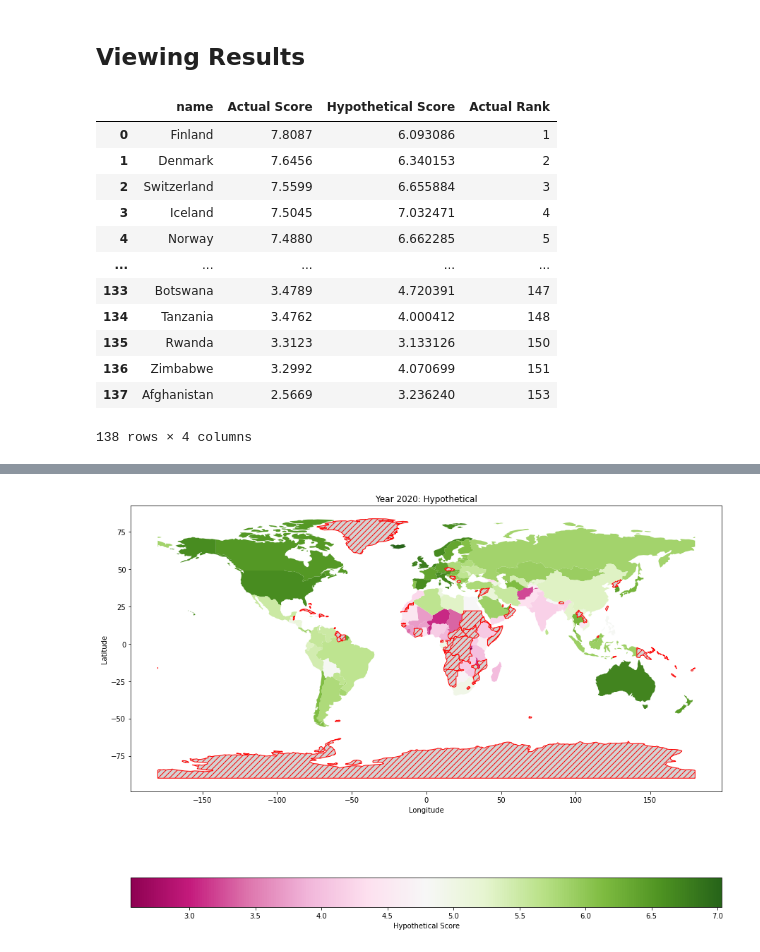
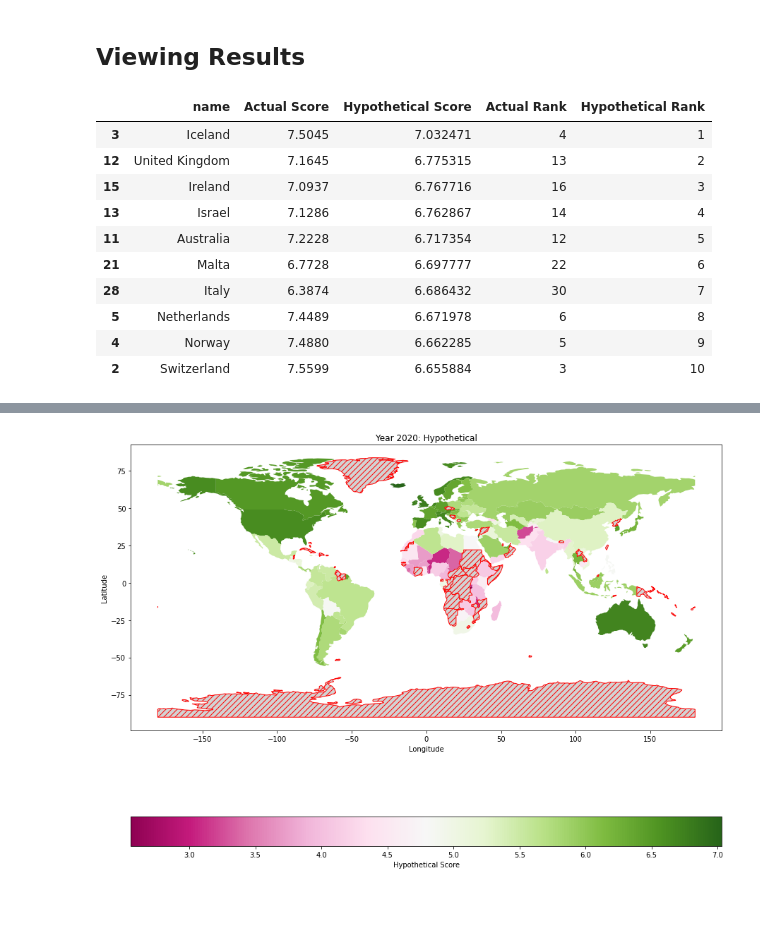
Before and after one commit to tterrytran95/happinesspro, a Jupyter notebook: Regression with WHR .ipynb, the cells around one changed output, grey strips where cells are left out. Saved outputs shown, nothing was run; the diff lists cells and outputs as text; code cells hidden in the pictures; blank space fills up the shorter version.

```diff
--- a/Regression with WHR .ipynb
+++ b/Regression with WHR .ipynb
@@ -498,18 +498,21 @@ df2020_res = df2020_res.join(df2020['Score'])
 df2020_res = df2020_res.join(pd.DataFrame(hyp, columns=['Hypothetical Score']))
 df2020_res = df2020_res.join(df2020['Overall rank'])
 df2020_res = df2020_res.rename({'Country or region': 'name', 'Score': 'Actual Score', 'Overall rank': 'Actual Rank'}, axis='columns')
-df2020_res
+df2020_res = df2020_res.sort_values(by='Hypothetical Score', ascending=False)
+df2020_res['Hypothetical Rank'] = np.arange(1, df2020_res.shape[0] + 1)
+top_10_hyp = df2020_res.iloc[:10,]
+bottom_10_hyp = df2020_res.iloc[-10:,]
-# %% [output]
-|  | name | Actual Score | Hypothetical Score | Actual Rank |
-| 0 | Finland | 7.8087 | 6.093086 | 1 |
-| 1 | Denmark | 7.6456 | 6.340153 | 2 |
-| 2 | Switzerland | 7.5599 | 6.655884 | 3 |
-| 3 | Iceland | 7.5045 | 7.032471 | 4 |
-| 4 | Norway | 7.4880 | 6.662285 | 5 |
-| ... | ... | ... | ... | ... |
-| 133 | Botswana | 3.4789 | 4.720391 | 147 |
-| 134 | Tanzania | 3.4762 | 4.000412 | 148 |
-| 135 | Rwanda | 3.3123 | 3.133126 | 150 |
-| 136 | Zimbabwe | 3.2992 | 4.070699 | 151 |
-| 137 | Afghanistan | 2.5669 | 3.236240 | 153 |
-138 rows × 4 columns
+# %%
+top_10_hyp
+# %% [output]
+|  | name | Actual Score | Hypothetical Score | Actual Rank | Hypothetical Rank |
+| 3 | Iceland | 7.5045 | 7.032471 | 4 | 1 |
+| 12 | United Kingdom | 7.1645 | 6.775315 | 13 | 2 |
+| 15 | Ireland | 7.0937 | 6.767716 | 16 | 3 |
+| 13 | Israel | 7.1286 | 6.762867 | 14 | 4 |
+| 11 | Australia | 7.2228 | 6.717354 | 12 | 5 |
+| 21 | Malta | 6.7728 | 6.697777 | 22 | 6 |
+| 28 | Italy | 6.3874 | 6.686432 | 30 | 7 |
+| 5 | Netherlands | 7.4489 | 6.671978 | 6 | 8 |
+| 4 | Norway | 7.4880 | 6.662285 | 5 | 9 |
+| 2 | Switzerland | 7.5599 | 6.655884 | 3 | 10 |
```
Also changed, not shown: parts of 3 cells of this notebook.
